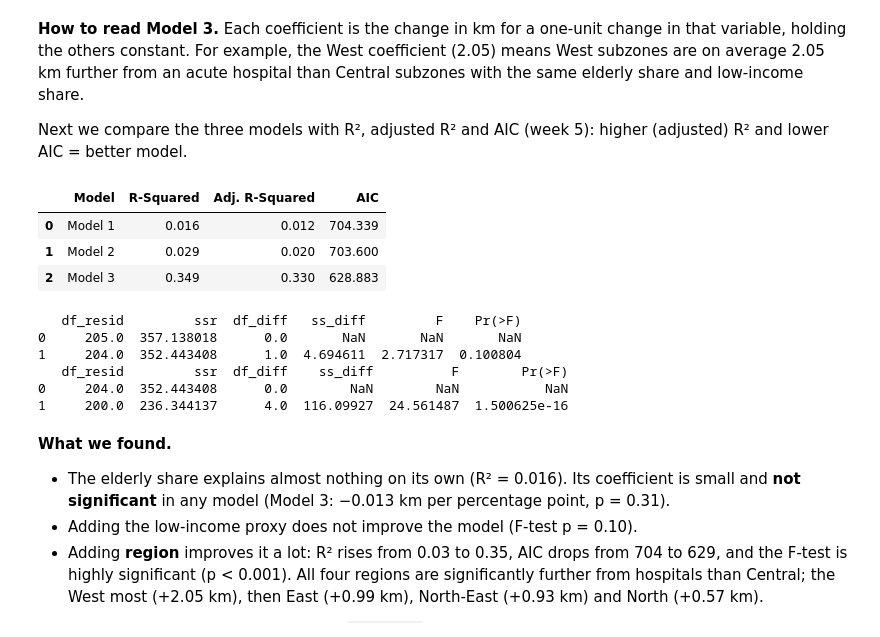
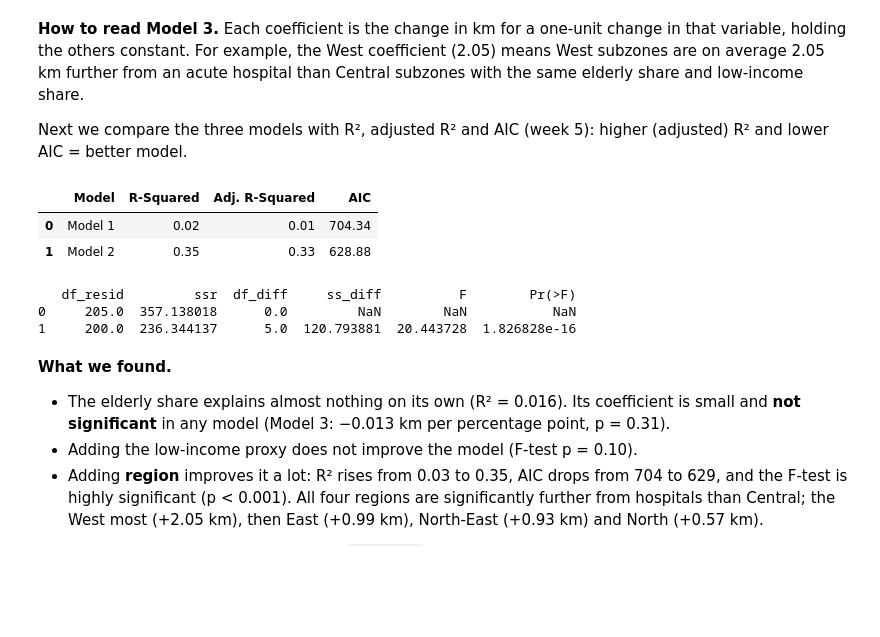
Before and after one commit to yeo-yu-ann31/HS4002-Corgi-Group-Project, a Jupyter notebook: elderly_access_course_methods.ipynb, the cells around one changed output. Saved outputs shown, nothing was run; the diff lists cells and outputs as text; code cells hidden in the pictures; blank space fills up the shorter version.

```diff
--- a/elderly_access_course_methods.ipynb
+++ b/elderly_access_course_methods.ipynb
@@ -443,9 +458,8 @@ mdf["region"] = pd.Categorical(mdf.region, categories=["Central", "East", "North
 print(f"Model sample: {len(mdf)} subzones")
 
 lm1 = smf.ols("dist_km_any ~ pct65", data=mdf).fit()
-lm2 = smf.ols("dist_km_any ~ pct65 + pct_1_2room", data=mdf).fit()
-lm3 = smf.ols("dist_km_any ~ pct65 + pct_1_2room + region", data=mdf).fit()
-print(lm3.summary())
+lm2 = smf.ols("dist_km_any ~ pct65 + pct_1_2room + region", data=mdf).fit()
+print(lm2.summary())
 # %% [output]
 Model sample: 207 subzones
                             OLS Regression Results
@@ -474,28 +488,23 @@ Next we compare the three models with R², adjusted R² and AIC (week 5): higher
 = better model.
 # %%
 ols_comparison = pd.DataFrame({
-    "Model": ["Model 1", "Model 2", "Model 3"],
-    "R-Squared": [lm1.rsquared, lm2.rsquared, lm3.rsquared],
-    "Adj. R-Squared": [lm1.rsquared_adj, lm2.rsquared_adj, lm3.rsquared_adj],
-    "AIC": [lm1.aic, lm2.aic, lm3.aic],
-}).round(3)
+    "Model": ["Model 1", "Model 2"],
+    "R-Squared": [lm1.rsquared, lm2.rsquared],
+    "Adj. R-Squared": [lm1.rsquared_adj, lm2.rsquared_adj],
+    "AIC": [lm1.aic, lm2.aic],
+}).round(2)
 ols_comparison
 # %% [output]
 |  | Model | R-Squared | Adj. R-Squared | AIC |
-| 0 | Model 1 | 0.016 | 0.012 | 704.339 |
-| 1 | Model 2 | 0.029 | 0.020 | 703.600 |
-| 2 | Model 3 | 0.349 | 0.330 | 628.883 |
+| 0 | Model 1 | 0.02 | 0.01 | 704.34 |
+| 1 | Model 2 | 0.35 | 0.33 | 628.88 |
 # %%
 # F-tests for nested models: does each step improve the fit?
 print(anova_lm(lm1, lm2))
-print(anova_lm(lm2, lm3))
 # %% [output]
-   df_resid         ssr  df_diff   ss_diff         F    Pr(>F)
-0     205.0  357.138018      0.0       NaN       NaN       NaN
-1     204.0  352.443408      1.0  4.694611  2.717317  0.100804
-   df_resid         ssr  df_diff    ss_diff          F        Pr(>F)
-0     204.0  352.443408      0.0        NaN        NaN           NaN
-1     200.0  236.344137      4.0  116.09927  24.561487  1.500625e-16
+   df_resid         ssr  df_diff     ss_diff          F        Pr(>F)
+0     205.0  357.138018      0.0         NaN        NaN           NaN
+1     200.0  236.344137      5.0  120.793881  20.443728  1.826828e-16
 # %% [markdown]
 **What we found.**
 * The elderly share explains almost nothing on its own (R² = 0.016). Its coefficient is small and **not
```
Also changed, not shown: parts of 6 cells of this notebook, 1 other file.
